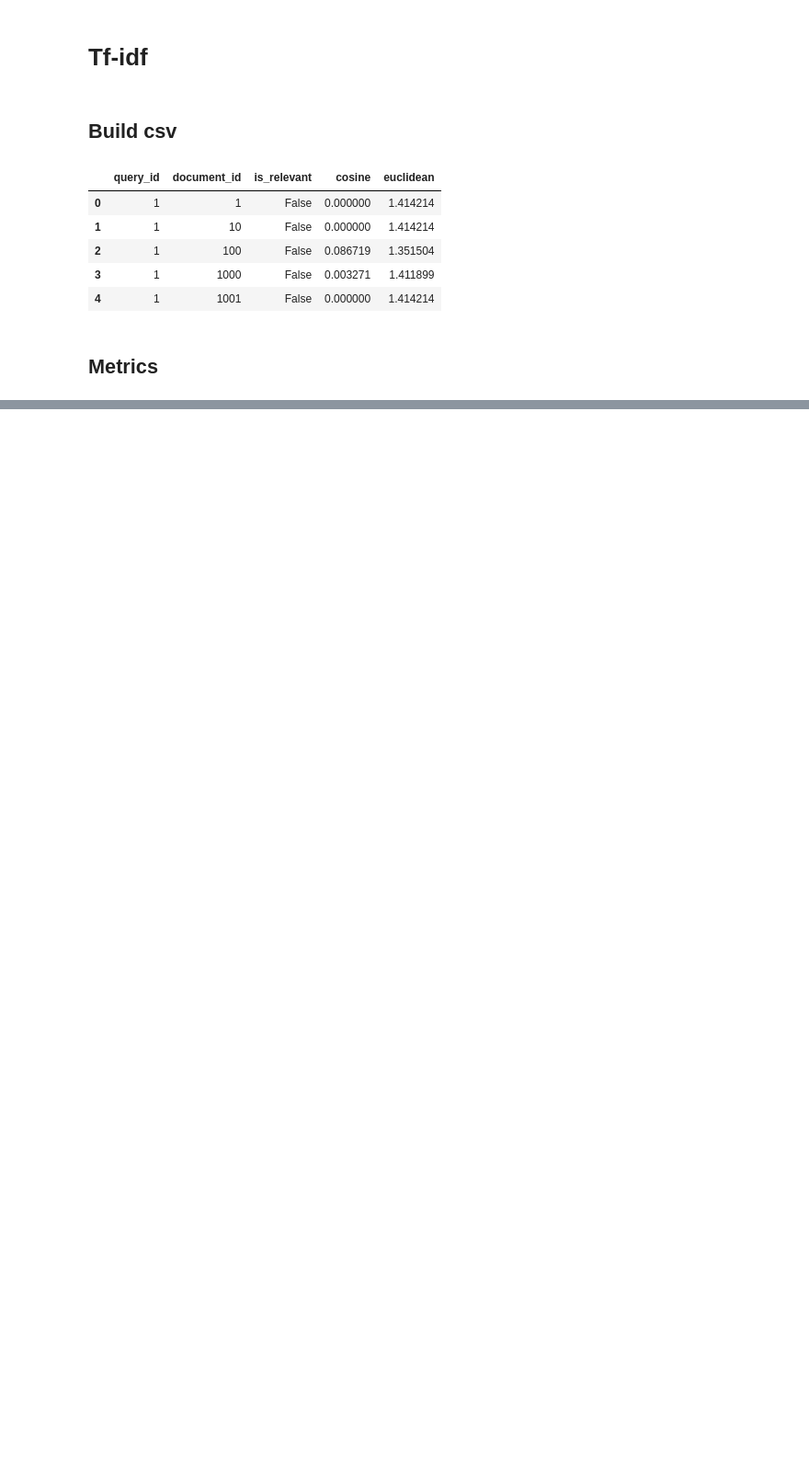
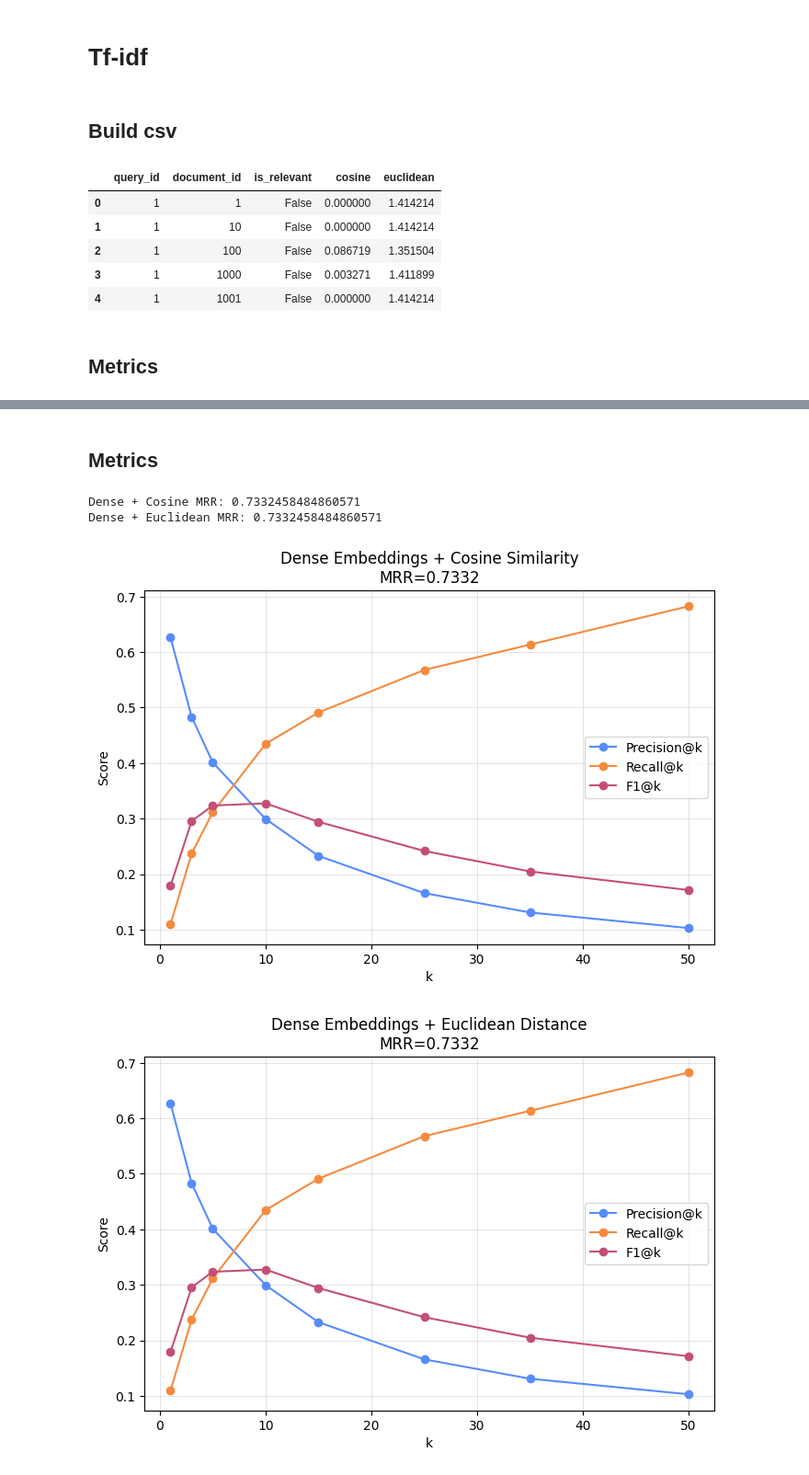
Before and after one commit to TarasHamkalo/on-web-data-mining, a Jupyter notebook: 05/notebooks/main.ipynb, the cells around one changed output, grey strips where cells are left out. Shown at 92% size. Cells and saved outputs as stored; diff of their text form; code cells hidden in the pictures; blank space fills up the shorter version.

Commit message:
chore: add dense model

```diff
--- a/05/notebooks/main.ipynb
+++ b/05/notebooks/main.ipynb
@@ -435,0 +439,6 @@ plot_results(
+# %%
+from sentence_transformers import SentenceTransformer
+
+model = SentenceTransformer(
+    "sentence-transformers/all-MiniLM-L6-v2"
+)
@@ -435,0 +457,10 @@ plot_results(
+# %%
+cosine_sim = cosine_similarity(
+    query_embeddings,
+    document_embeddings
+)
+
+euclidean_sim = euclidean_distances(
+    query_embeddings,
+    document_embeddings
+)
@@ -435,0 +495,35 @@ plot_results(
+# %% [markdown]
+## Metrics
+# %%
+cosine_results = evaluate_similarity_matrix(
+    list(document_contents.keys()),
+    cosine_sim,
+    larger_is_better=True
+)
+
+euclidean_results = evaluate_similarity_matrix(
+    list(document_contents.keys()),
+    euclidean_sim,
+    larger_is_better=False
+)
+
+
+print("Dense + Cosine MRR:", cosine_results["mrr"])
+
+print("Dense + Euclidean MRR:", euclidean_results["mrr"])
+# %% [output]
+Dense + Cosine MRR: 0.7332458484860571
+Dense + Euclidean MRR: 0.7332458484860571
+# %%
+plot_results(
+    cosine_results,
+    "Dense Embeddings + Cosine Similarity"
+)
+
+plot_results(
+    euclidean_results,
+    "Dense Embeddings + Euclidean Distance"
+)
+# %% [output]
+[figure, added]
+[figure, added]
```
Also changed, not shown: parts of 9 cells of this notebook, 1 other file.
